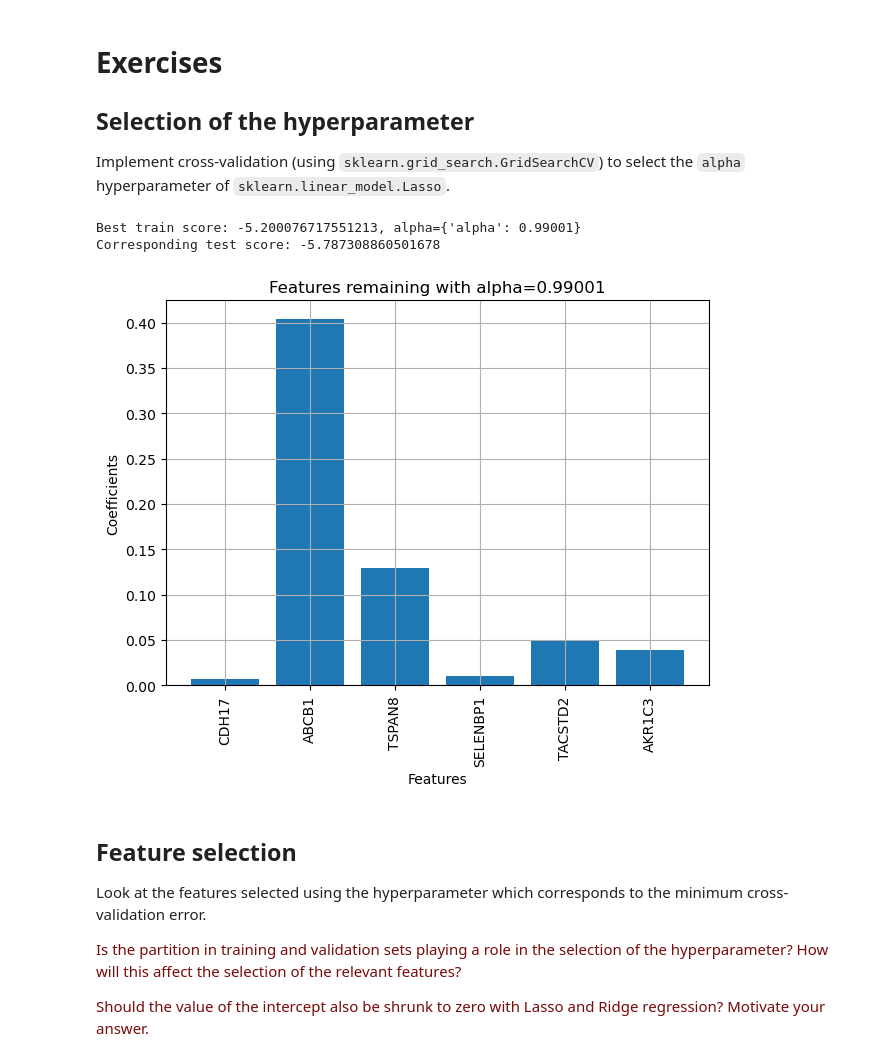
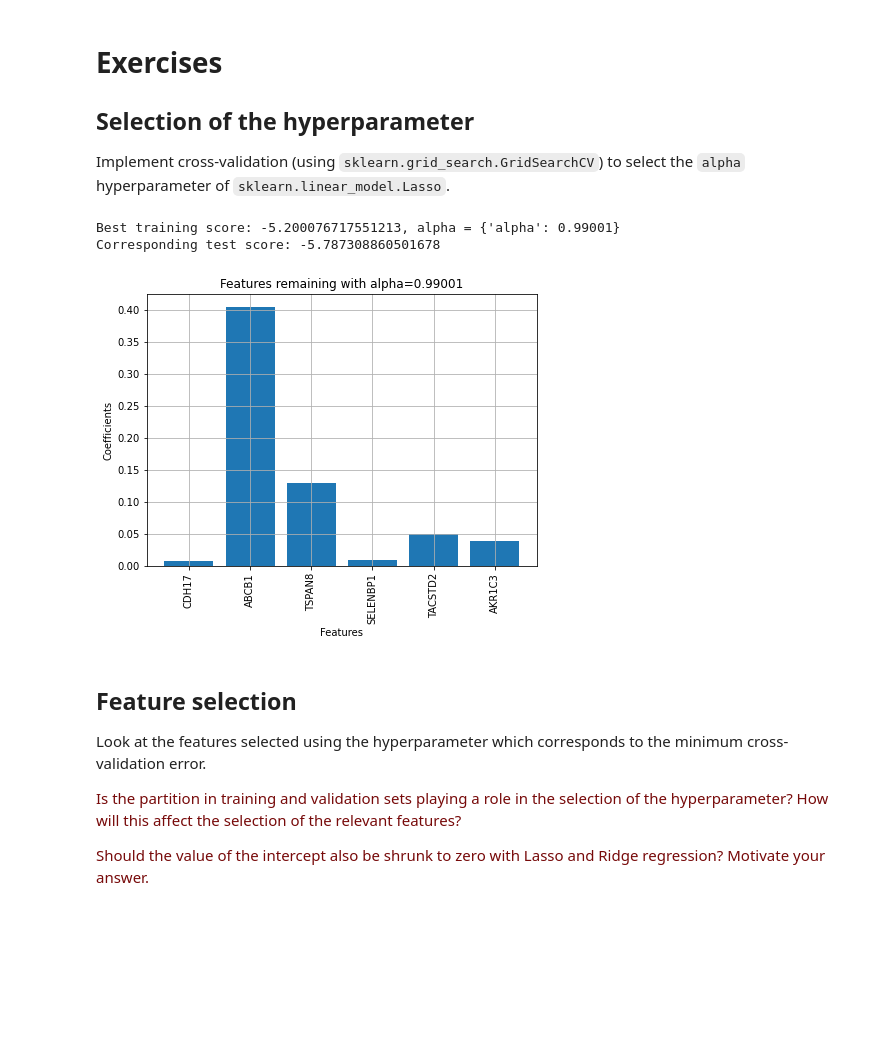
Before and after one commit to lucazini03/ml-for-medical-imaging, a Jupyter notebook: week_3_featureselection.ipynb, the cells around one changed output. Cells and saved outputs as stored; diff of their text form; code cells hidden in the pictures; blank space fills up the shorter version.

Commit message:
lasso sv

```diff
--- a/week_3_featureselection.ipynb
+++ b/week_3_featureselection.ipynb
@@ -332,48 +332,26 @@ Note that the notation used for the hyperparameters in the `scikit-learn` librar
 ## Selection of the hyperparameter
 
 Implement cross-validation (using `sklearn.grid_search.GridSearchCV`) to select the `alpha` hyperparameter of `sklearn.linear_model.Lasso`.
-# %%
-from sklearn.model_selection import train_test_split, GridSearchCV
-import matplotlib.pyplot as plt
-
-
-# split data
-X = gene_expression
-y = drug_response
-
-X_train, X_test, y_train, y_test = train_test_split(X, y, test_size=0.3, random_state=42)
-
-# initialize alpha range and model
-params = {"alpha":np.arange(0.00001, 1, 0.01)} # 100 steps
-lasso = Lasso(tol=1e-2) # increased tolerance to aid convergence
-
-# GridSearchCV with model, params and folds.
-lasso_cv = GridSearchCV(lasso, param_grid=params, cv = 5, scoring="neg_mean_squared_error")
-lasso_cv.fit(X_train, y_train)
-
-print("Best train score: {}, alpha={}".format(lasso_cv.best_score_,lasso_cv.best_params_))
-print("Corresponding test score: {}".format(lasso_cv.score(X_test,y_test)))
-
-
-# plot the coefficients of remaining features
-lasso1 = Lasso(alpha=lasso_cv.best_params_["alpha"])
-lasso1.fit(X_train, y_train)
-lasso1_coef = np.abs(lasso1.coef_)
-
-names=X.columns.values[(np.where(lasso1_coef != 0.0))]
-
-plt.figure(figsize=[7,5])
-plt.bar(names, lasso1_coef[np.where(lasso1_coef != 0.0)])
-plt.xticks(rotation=90)
-plt.grid()
-plt.title("Features remaining with alpha={}".format(lasso_cv.best_params_["alpha"]))
-plt.xlabel("Features")
-plt.ylabel("Coefficients")
-plt.show()
-# %% [output]
-Best train score: -5.200076717551213, alpha={'alpha': 0.99001}
-Corresponding test score: -5.787308860501678
-[figure, removed]
+# %%
+from sklearn.model_selection import train_test_split, GridSearchCV
+import matplotlib.pyplot as plt
+import sys
+sys.path.append('code/')
+from feature_selection import *
+
+
+# split data
+X = gene_expression
+y = drug_response
+
+X_train, X_test, y_train, y_test = train_test_split(X, y, test_size=0.3, random_state=42)
+
+
+lasso_cross_validation(X_train, X_test, y_train, y_test, 5)
+# %% [output]
+Best training score: -5.200076717551213, alpha = {'alpha': 0.99001}
+Corresponding test score: -5.787308860501678
+[figure, added]
 # %% [markdown]
 ## Feature selection
 
```
Also changed, not shown: parts of 5 cells of this notebook, 2 other files.
